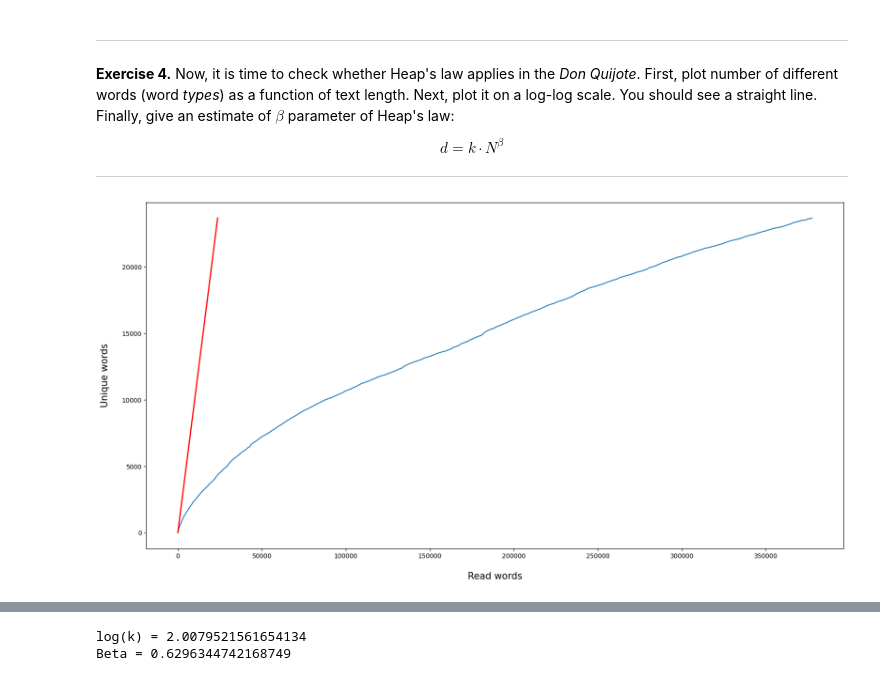
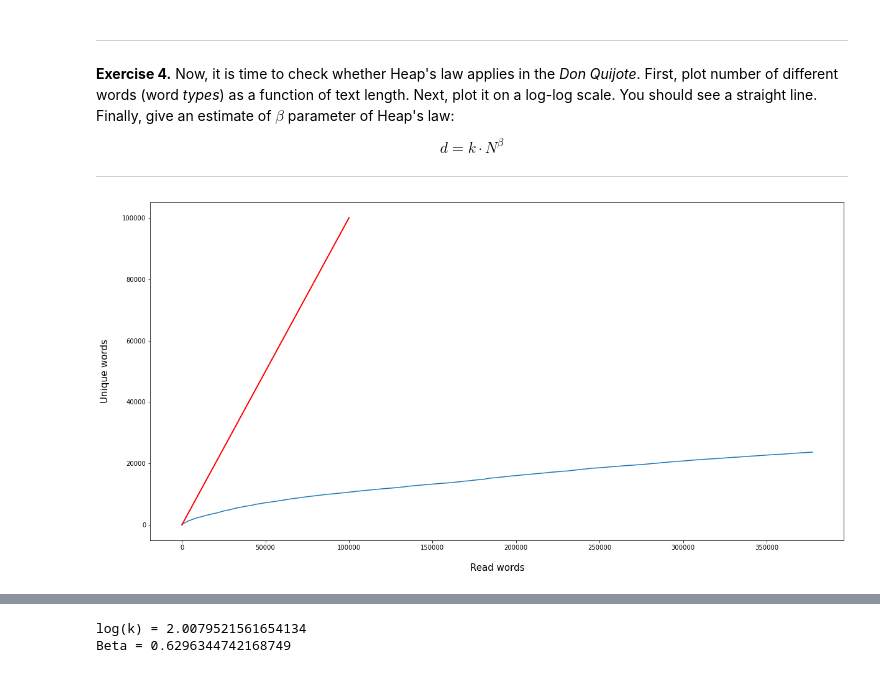
Before and after one commit to 0J0P0/Search-and-Analysis-of-Information, a Jupyter notebook: Lab 1/1 ArbonesCarlos_ZaldivarJuan_PowerLaws.ipynb, the cells around one changed output, grey strips where cells are left out. Drawn from its saved outputs; the diff is of its cells as text; code cells hidden in the pictures.

```diff
--- a/Lab 1/1 ArbonesCarlos_ZaldivarJuan_PowerLaws.ipynb
+++ b/Lab 1/1 ArbonesCarlos_ZaldivarJuan_PowerLaws.ipynb
@@ -499,18 +499,17 @@ while True:
 # %%
 # plot read words vs unique words in matplotlib
 
-x_range = np.linspace(0, max(unique_words), 200)  # Create a range of x values
-
+x_range = np.linspace(0, 100000, 500)  # Create a range of x values
 
 plt.figure(figsize=(20,10))
 plt.plot(read_words, unique_words)
 plt.ylabel('Unique words', fontsize=15, labelpad=20)
 plt.xlabel('Read words', fontsize=15, labelpad=20)
 plt.plot(x_range, x_range, 'r-', linewidth=2)
 
 plt.show()
 # %% [output]
-[figure, old version]
+[figure, new version]
 # %%
 logx = [math.log(x) for x in read_words]
 logy = [math.log(y) for y in unique_words]
```
Also changed, not shown: parts of 4 cells of this notebook.
